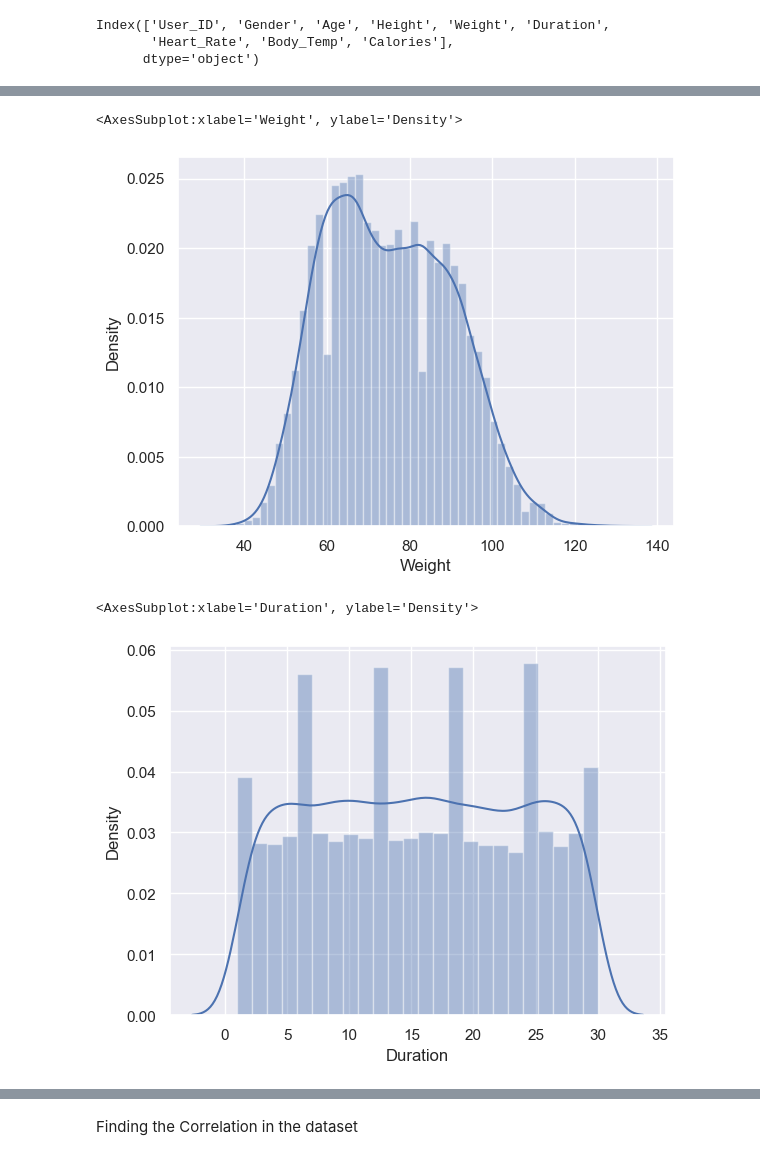
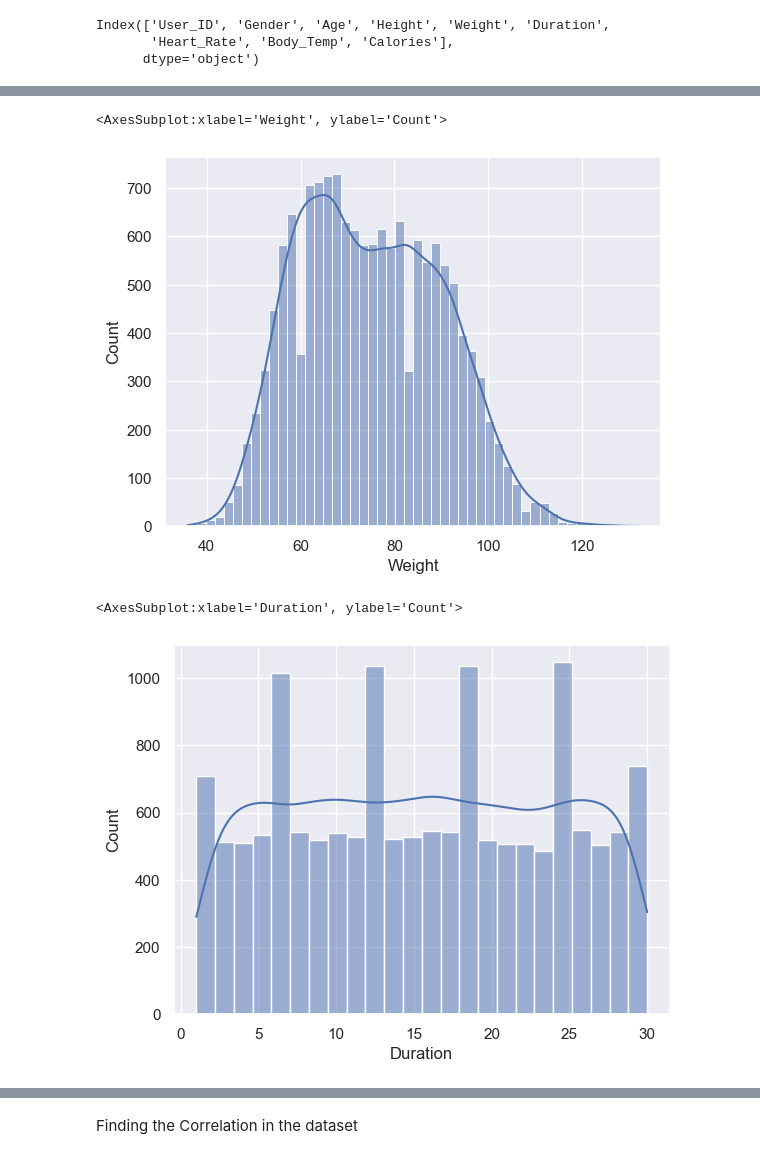
Before and after one commit to S3Ghosh/Machine-Learning-Usecases, a Jupyter notebook: Calories Burnt Predictor/Calorie Burnt Prediction.ipynb, the cells around one changed output, grey strips where cells are left out. Drawn from its saved outputs; the diff is of its cells as text; code cells hidden in the pictures.

Commit message:
Added changes in Calories Burnt Predictor

```diff
--- a/Calories Burnt Predictor/Calorie Burnt Prediction.ipynb
+++ b/Calories Burnt Predictor/Calorie Burnt Prediction.ipynb
@@ -132,14 +132,14 @@ sns.distplot(calories_data["Height"])
 # %%
 # finding the distribution of 'Weight' column
-sns.distplot(calories_data["Weight"])
+sns.histplot(calories_data["Weight"], kde=True)
 # %% [output]
-<AxesSubplot:xlabel='Weight', ylabel='Density'>
+<AxesSubplot:xlabel='Weight', ylabel='Count'>
-[figure, old version]
+[figure, new version]
 # %%
 # finding the distribution of 'Duration' column
-sns.distplot(calories_data["Duration"])
+sns.histplot(calories_data["Duration"], kde = True)
 # %% [output]
-<AxesSubplot:xlabel='Duration', ylabel='Density'>
+<AxesSubplot:xlabel='Duration', ylabel='Count'>
-[figure, old version]
+[figure, new version]
 # %%
 # finding the distribution of 'Heart_Rate' column
```
Also changed, not shown: parts of 6 cells of this notebook.
